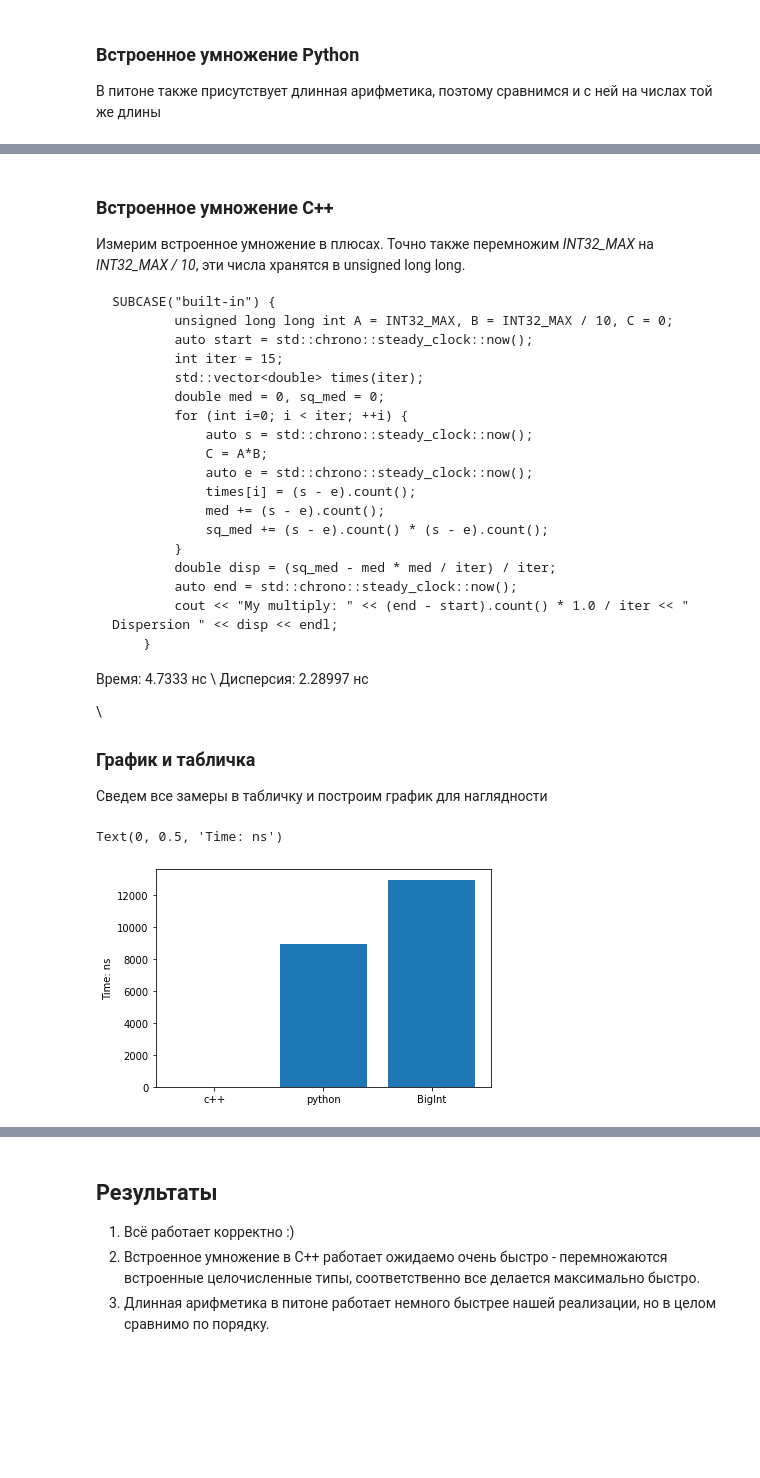
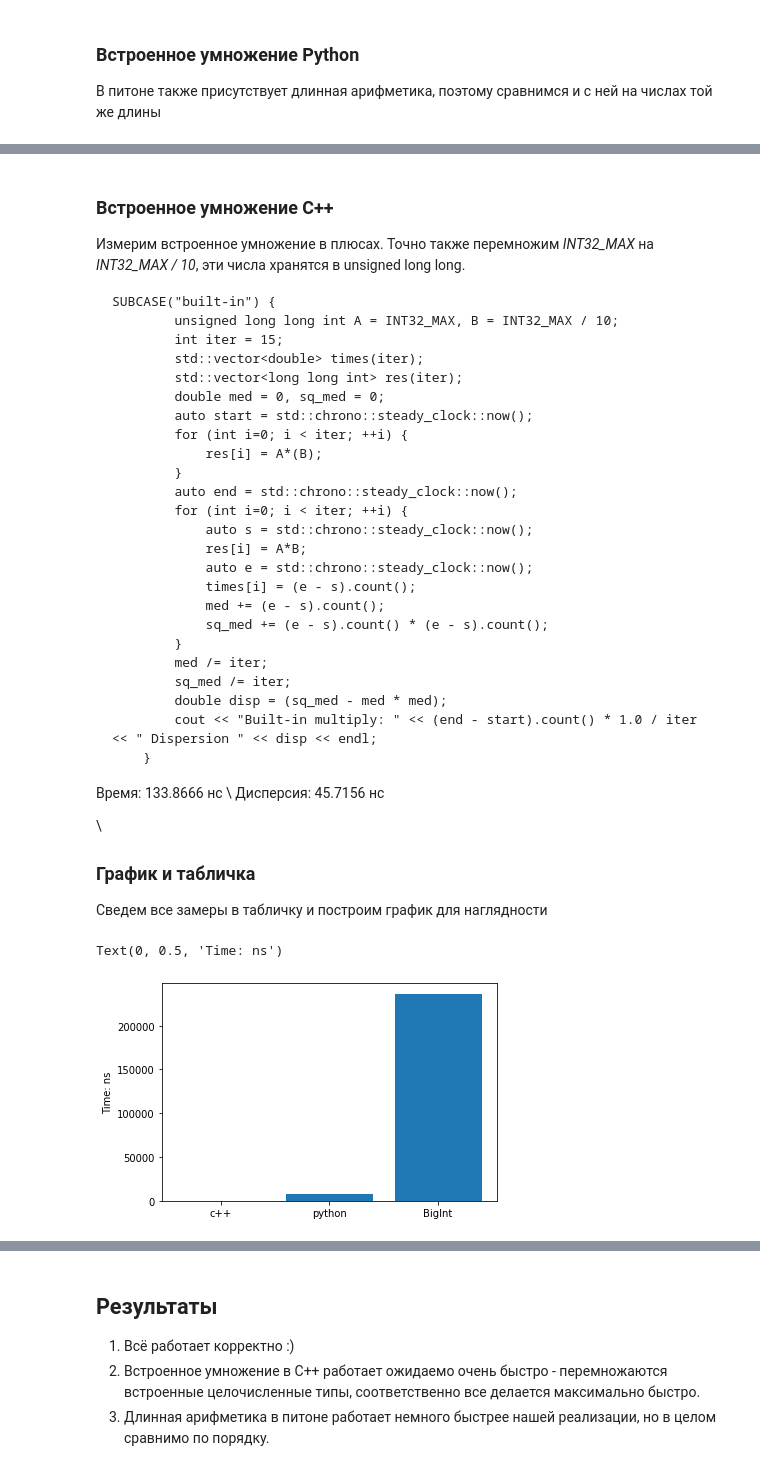
Before and after one commit to und3f1n3d5/BigRational_SE, a Jupyter notebook: BigRational_new.ipynb, the cells around one changed output, grey strips where cells are left out. Cells and saved outputs as stored; diff of their text form; code cells hidden in the pictures; blank space fills up the shorter version.

````diff
--- a/BigRational_new.ipynb
+++ b/BigRational_new.ipynb
@@ -325,41 +331,47 @@ print("Дисперсия: ", disp, " нс")
 
 ```
 SUBCASE("built-in") {
-        unsigned long long int A = INT32_MAX, B = INT32_MAX / 10, C = 0;
-        auto start = std::chrono::steady_clock::now();
+        unsigned long long int A = INT32_MAX, B = INT32_MAX / 10;
         int iter = 15;
         std::vector<double> times(iter);
+        std::vector<long long int> res(iter);
         double med = 0, sq_med = 0;
+        auto start = std::chrono::steady_clock::now();
+        for (int i=0; i < iter; ++i) {
+            res[i] = A*(B);
+        }
+        auto end = std::chrono::steady_clock::now();
         for (int i=0; i < iter; ++i) {
             auto s = std::chrono::steady_clock::now();
-            C = A*B;
+            res[i] = A*B;
             auto e = std::chrono::steady_clock::now();
-            times[i] = (s - e).count();
-            med += (s - e).count();
-            sq_med += (s - e).count() * (s - e).count();
+            times[i] = (e - s).count();
+            med += (e - s).count();
+            sq_med += (e - s).count() * (e - s).count();
         }
-        double disp = (sq_med - med * med / iter) / iter;
-        auto end = std::chrono::steady_clock::now();
-        cout << "My multiply: " << (end - start).count() * 1.0 / iter << " Dispersion " << disp << endl;
+        med /= iter;
+        sq_med /= iter;
+        double disp = (sq_med - med * med);
+        cout << "Built-in multiply: " << (end - start).count() * 1.0 / iter << " Dispersion " << disp << endl;
     }
 ```
 
-Время: 4.7333 нс \\
-Дисперсия: 2.28997 нс
+Время: 133.8666 нс \\
+Дисперсия: 45.7156 нс
 
 \\
 ### График и табличка
 
 Сведем все замеры в табличку и построим график для наглядности
 # %%
-times = [4.7333, 8957.066667, 12954.8]
+times = [133.8666, 8017.066667, 236576.73]
 names = ['c++', 'python', 'BigInt']
 
 import matplotlib.pyplot as plt
 plt.bar(names, times)
 plt.ylabel('Time: ns')
 # %% [output]
 Text(0, 0.5, 'Time: ns')
-[figure, old version]
+[figure, new version]
 # %%
 import pandas as pd
````
Also changed, not shown: parts of 3 cells of this notebook.
